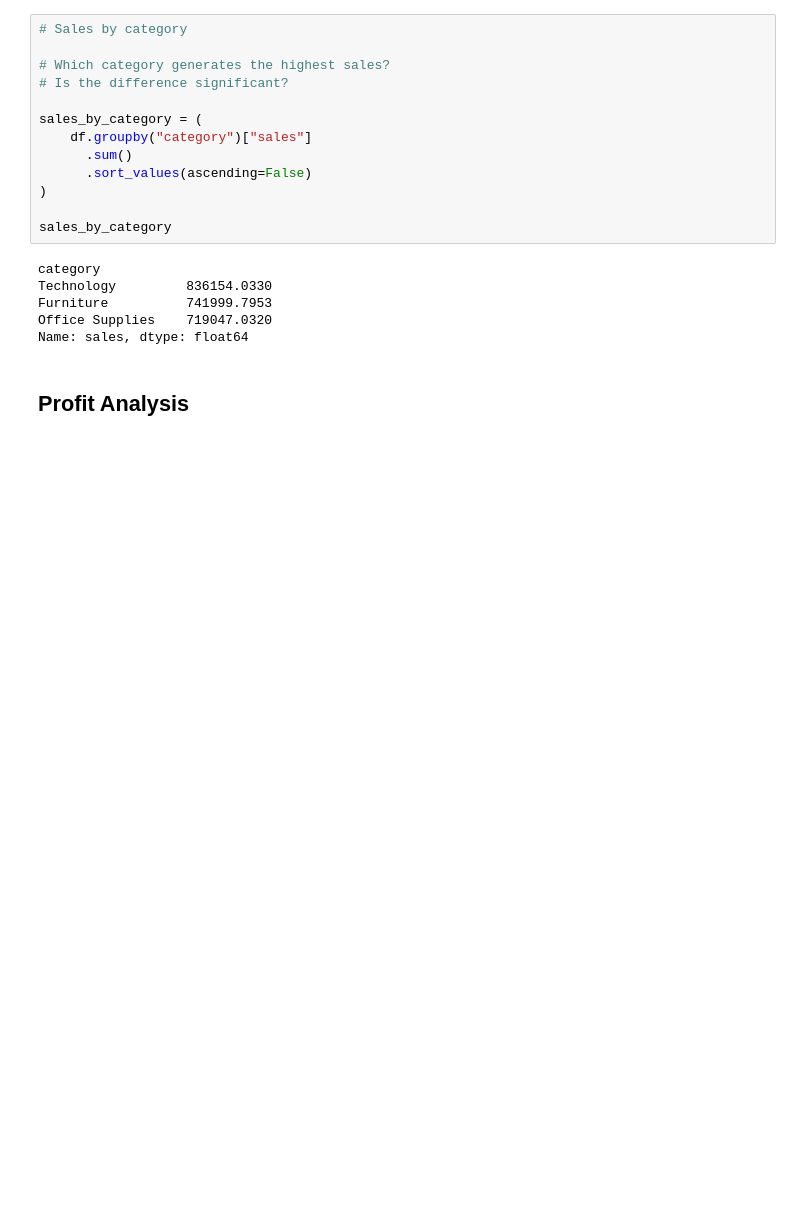
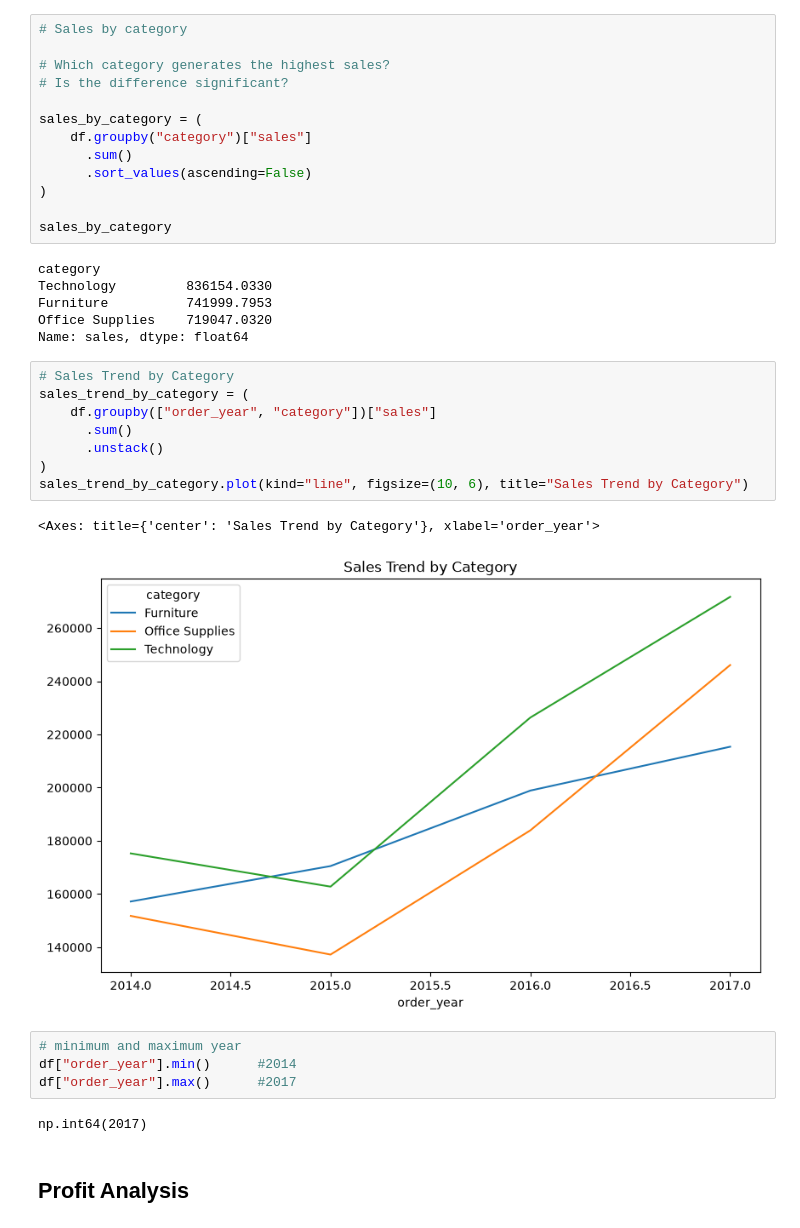
Before and after one commit to Yashoda07/retail-analytics-and-insights-platform, a Jupyter notebook: python_notebooks/03_EDA_Exploratory_Data_Analytics.ipynb, the cells around one changed output. Drawn from its saved outputs; the diff is of its cells as text; blank space fills up the shorter version.

```diff
--- a/python_notebooks/03_EDA_Exploratory_Data_Analytics.ipynb
+++ b/python_notebooks/03_EDA_Exploratory_Data_Analytics.ipynb
@@ -68,6 +68,23 @@ Technology         836154.0330
 Furniture          741999.7953
 Office Supplies    719047.0320
 Name: sales, dtype: float64
+# %%
+# Sales Trend by Category
+sales_trend_by_category = (
+    df.groupby(["order_year", "category"])["sales"]
+      .sum()
+      .unstack()
+)
+sales_trend_by_category.plot(kind="line", figsize=(10, 6), title="Sales Trend by Category")
+# %% [output]
+<Axes: title={'center': 'Sales Trend by Category'}, xlabel='order_year'>
+[figure, added]
+# %%
+# minimum and maximum year
+df["order_year"].min()      #2014
+df["order_year"].max()      #2017
+# %% [output]
+np.int64(2017)
 # %% [markdown]
 ## Profit Analysis
 # %%
```
Also changed, not shown: parts of 13 cells of this notebook, 3 other files.
